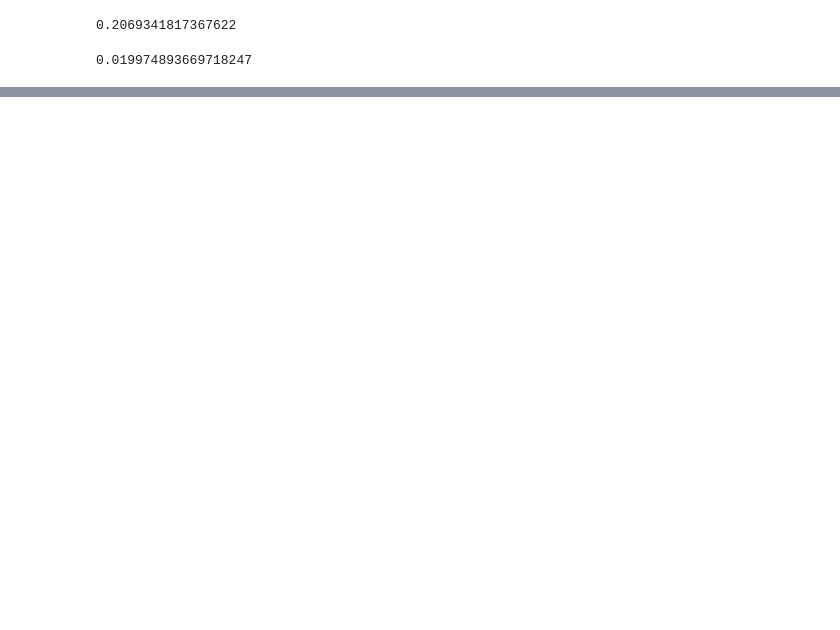
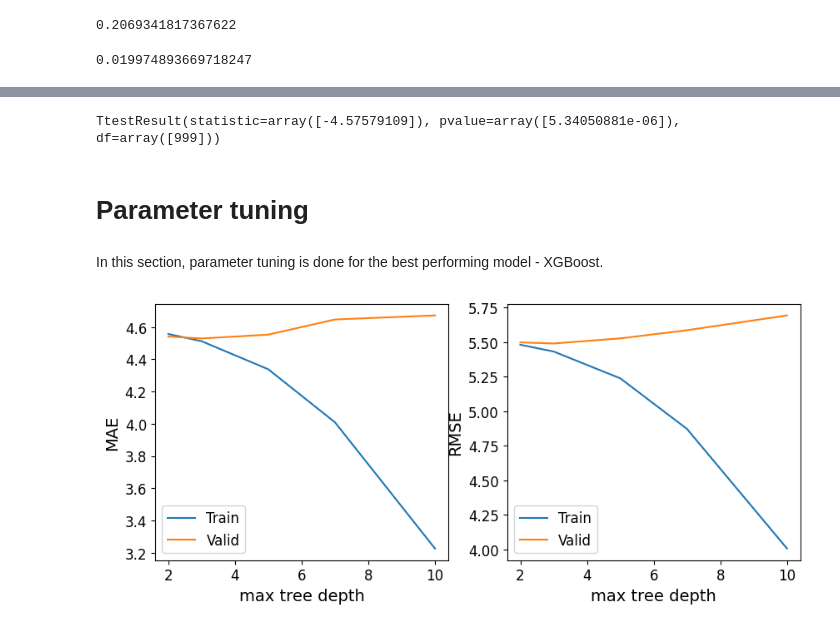
Before and after one commit to UlaStats/MSc-project-pipe-failure-prediction, a Jupyter notebook: Modelling ML.ipynb, the cells around one changed output, grey strips where cells are left out. Saved outputs shown, nothing was run; the diff lists cells and outputs as text; code cells hidden in the pictures; blank space fills up the shorter version.

```diff
--- a/Modelling ML.ipynb
+++ b/Modelling ML.ipynb
@@ -487,0 +514,11 @@ R2_ANN.to_csv("/content/drive/MyDrive/MSc project/Experiment 1/R2_ANN.csv", enco
+# %%
+# paired t-test MAE
+from scipy.stats import ttest_rel
+
+ttest_rel(MAE_XGBoost, MAE_ANN)
+# %% [output]
+TtestResult(statistic=array([-4.57579109]), pvalue=array([5.34050881e-06]), df=array([999]))
+# %% [markdown]
+# Parameter tuning
+# %% [markdown]
+In this section, parameter tuning is done for the best performing model - XGBoost.
@@ -487,0 +545,28 @@ R2_ANN.to_csv("/content/drive/MyDrive/MSc project/Experiment 1/R2_ANN.csv", enco
+# %%
+# max depth
+
+max_depth = [2, 3, 5, 7, 10]
+
+MAE = [4.557, 4.512, 4.338, 4.009, 3.226]
+RMSE = [5.480, 5.431, 5.237, 4.871, 4.006 ]
+
+valid_MAE = [4.541, 4.529, 4.553, 4.647, 4.672]
+valid_RMSE = [5.497, 5.489, 5.526, 5.585, 5.692]
+
+fix, ax = plt.subplots(1,2, figsize = [10,4])
+
+ax[0].plot(max_depth, MAE, label = "Train")
+ax[0].plot(max_depth, valid_MAE, label = "Valid")
+ax[0].legend(fontsize = 12)
+ax[0].set_xlabel("max tree depth", fontsize = 14)
+ax[0].set_ylabel("MAE", fontsize = 14)
+ax[0].tick_params(labelsize=12)
+
+ax[1].plot(max_depth, RMSE, label = "Train")
+ax[1].plot(max_depth, valid_RMSE, label = "Valid")
+ax[1].legend(fontsize = 12)
+ax[1].set_xlabel("max tree depth", fontsize = 14)
+ax[1].set_ylabel("RMSE", fontsize = 14)
+ax[1].tick_params(labelsize = 12)
+# %% [output]
+[figure, added]
```
Also changed, not shown: parts of 60 cells of this notebook.
